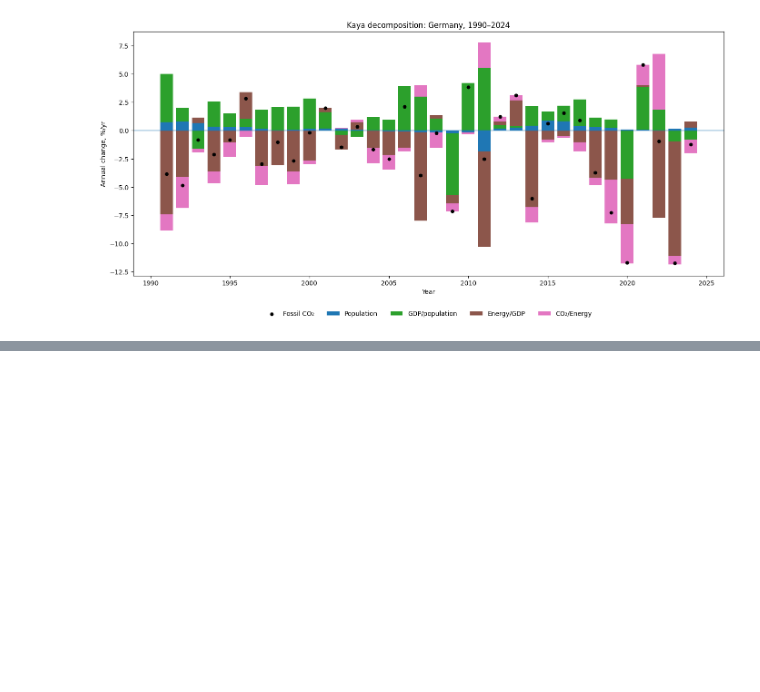
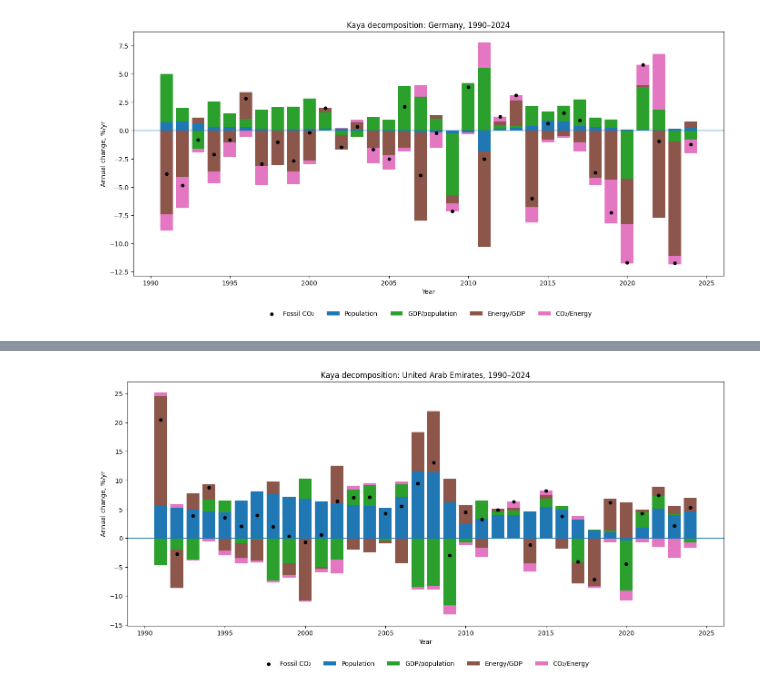
Before and after one commit to pgresle/kaya-decompositionco2-ln, a Jupyter notebook: Kaya_ruzna_data.ipynb, the cells around one changed output, grey strips where cells are left out. Drawn from its saved outputs; the diff is of its cells as text; code cells hidden in the pictures; blank space fills up the shorter version.

```diff
--- a/Kaya_ruzna_data.ipynb
+++ b/Kaya_ruzna_data.ipynb
@@ -1284,0 +1612,10 @@ files.download("germany_kaya_1990_2024.csv")
+# %%
+uae = pd.merge(gdp_real_uae, pop_uae, on="year", how="inner")
+uae = pd.merge(uae, uae_ei, on="year", how="inner")
+uae = uae.sort_values("year").copy()
+
+uae["gdp_per_capita"] = uae["gdp_real_2015_usd"] / uae["population"]
+uae["energy_intensity"] = uae["energy_ej"] / uae["gdp_real_2015_usd"]
+uae["carbon_intensity"] = uae["co2_mt"] / uae["energy_ej"]
+
+uae.head(), uae.tail()
@@ -1284,0 +1678,66 @@ files.download("germany_kaya_1990_2024.csv")
+# %%
+plot = uae_kaya.dropna().copy()
+
+fig, ax = plt.subplots(figsize=(14, 7))
+
+bottom_pos = np.zeros(len(plot))
+bottom_neg = np.zeros(len(plot))
+
+components = [
+    ("population_pp", "Population", "tab:blue"),
+    ("gdp_per_capita_pp", "GDP/population", "tab:green"),
+    ("energy_intensity_pp", "Energy/GDP", "tab:brown"),
+    ("carbon_intensity_pp", "CO₂/Energy", "tab:pink")
+]
+
+for col, label, color in components:
+    values = plot[col].values
+
+    pos = np.where(values > 0, values, 0)
+    neg = np.where(values < 0, values, 0)
+
+    ax.bar(plot["year"], pos,
+           bottom=bottom_pos,
+           label=label,
+           color=color)
+
+    ax.bar(plot["year"], neg,
+           bottom=bottom_neg,
+           color=color)
+
+    bottom_pos += pos
+    bottom_neg += neg
+
+ax.scatter(
+    plot["year"],
+    plot["co2_growth_pct"],
+    color="black",
+    s=22,
+    label="Fossil CO₂"
+)
+
+ax.axhline(0, linewidth=1)
+
+ax.set_title("Kaya decomposition: United Arab Emirates, 1990–2024")
+ax.set_ylabel("Annual change, %/yr")
+ax.set_xlabel("Year")
+
+ax.legend(
+    loc="upper center",
+    bbox_to_anchor=(0.5, -0.12),
+    ncol=5,
+    frameon=False
+)
+
+plt.tight_layout()
+plt.subplots_adjust(bottom=0.18)
+
+plt.savefig(
+    "uae_kaya_decomposition.png",
+    dpi=300,
+    bbox_inches="tight"
+)
+
+plt.show()
+# %% [output]
+[figure, added]
```
Also changed, not shown: parts of 25 cells of this notebook.
